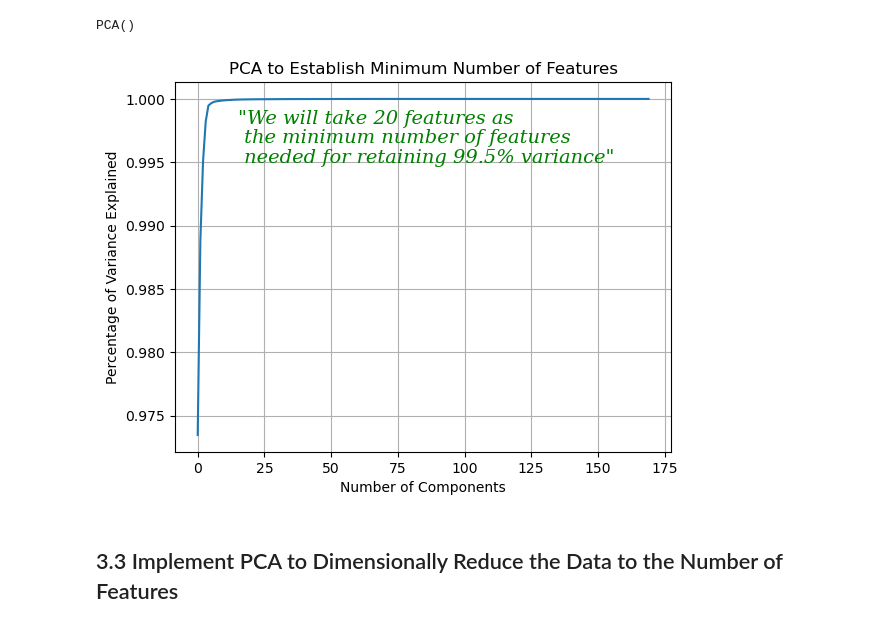
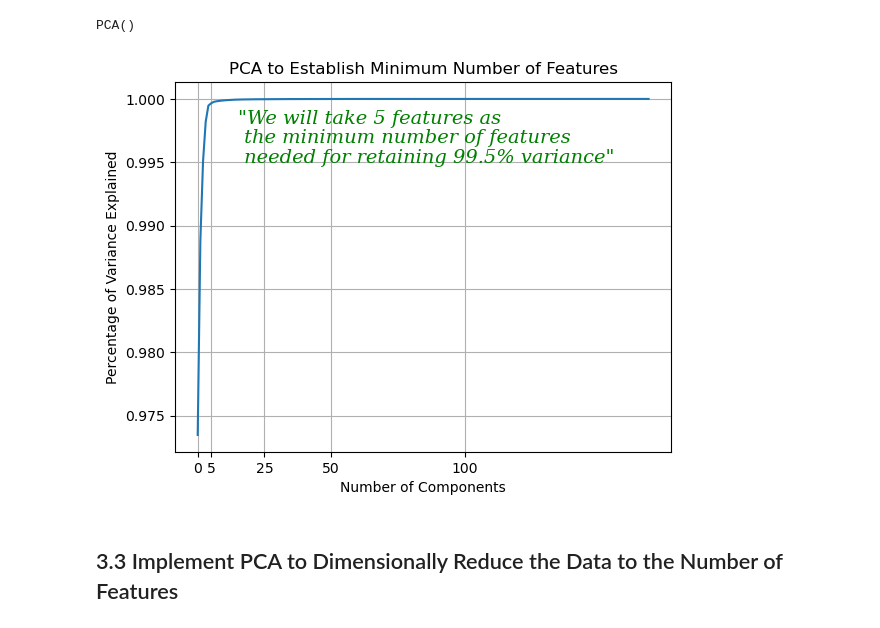
Before and after one commit to richardags-cct-college-dublin/CA1-DataPreparation, a Jupyter notebook: Richard_DPrepHDip_CA1.ipynb, the cells around one changed output. Saved outputs shown, nothing was run; the diff lists cells and outputs as text; code cells hidden in the pictures.

```diff
--- a/Richard_DPrepHDip_CA1.ipynb
+++ b/Richard_DPrepHDip_CA1.ipynb
@@ -124,32 +121,37 @@ PCA()
 # %%
 import matplotlib.pyplot as plt
 import numpy as np
 
 font = {'family': 'serif',
         'color':  'green',
         'weight': 'normal',
         'size': 14}
 
-text_line_1 = '"We will take 20 features as'
+text_line_1 = '"We will take 5 features as'
 text_line_2 = ' the minimum number of features'
 text_line_3 = ' needed for retaining 99.5% variance"'
 
 text_line_x_position = 15
 
 text_line_1_y_position = 0.998
 text_line_2_y_position = 0.9965
 text_line_3_y_position = 0.995
 
-plt.plot(np.cumsum(pca.explained_variance_ratio_))
+x_bins = [0, 5, 25, 50, 100]
+y_bins = [0.975, 0.980, 0.985, 0.990, .995, 1.0]
+
+plt.plot(pca.explained_variance_ratio_.cumsum())
 plt.title('PCA to Establish Minimum Number of Features')
 plt.xlabel('Number of Components')
 plt.ylabel('Percentage of Variance Explained');
+plt.xticks(x_bins)
+plt.yticks(y_bins)
 plt.text(text_line_x_position, text_line_1_y_position, text_line_1, style='italic', fontdict=font)
 plt.text(text_line_x_position, text_line_2_y_position, text_line_2, style='italic', fontdict=font)
 plt.text(text_line_x_position, text_line_3_y_position, text_line_3, style='italic', fontdict=font)
 plt.grid(True)
 # %% [output]
-[figure, old version]
+[figure, new version]
 # %% [markdown]
 ## 3.3 Implement PCA to Dimensionally Reduce the Data to the Number of Features
 # %%
```
Also changed, not shown: parts of 12 cells of this notebook.
